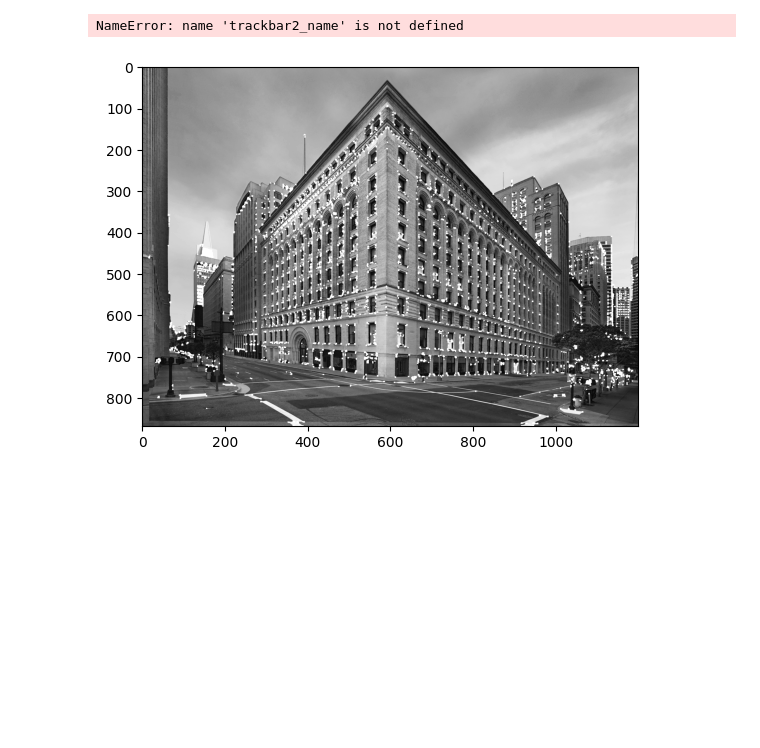
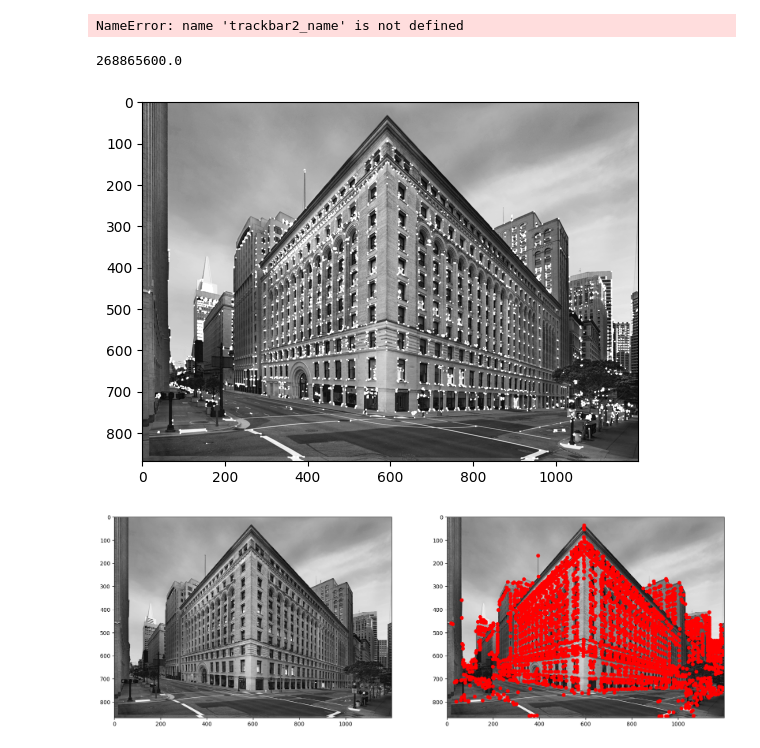
Before and after one commit to RPX2001/Computer-Vision-Codes, a Jupyter notebook: Edge_detection1.ipynb, the cells around one changed output. Cells and saved outputs as stored; diff of their text form; code cells hidden in the pictures; blank space fills up the shorter version.

Commit message:
harris corners without function

```diff
--- a/Edge_detection1.ipynb
+++ b/Edge_detection1.ipynb
@@ -135,18 +135,71 @@ import matplotlib.pyplot as plt
 
 img = cv.imread('images/building.jpg',0)
 img = np.float32(img)
+# convert to float32 beacusse Harris corner detector requires float32 beacuse it uses derivatives
 
 # Harris corner detector
-dst = cv.cornerHarris(img,2,3,0.04)
+dst = cv.cornerHarris(img,2,3,0.04) # 2 is the size of the neighbourhood, 3 is the size of the Sobel kernel
 
 # dilate the corner points
 dst = cv.dilate(dst,None)
+# None is the kernel used for dilation. dilation means that the white points will be expanded
+
+print(dst.max())
 
 # threshold
-img[dst>0.01*dst.max()] = 255
+img[dst>0.01*dst.max()] = 255 # 0.01 is the threshold because dst is normalized between 0 and 1
 
 # plot
 plt.imshow(img, cmap='gray')
 plt.show()
 # %% [output]
+268865600.0
 [figure]
+# %%
+# hariis corner detector with custom
+
+import cv2 as cv
+import numpy as np
+import matplotlib.pyplot as plt
+from skimage.feature import peak_local_max
+
+i = cv.imread('images/building.jpg',0)
+i = np.float32(i)
+
+# sobel filter
+sobel_h = np.array([[-1,0,1],[-2,0,2],[-1,0,1]], dtype=np.float32)
+sobel_v = np.array([[-1,-2,-1],[0,0,0],[1,2,1]], dtype=np.float32)
+
+# compute the gradient
+Ix = cv.filter2D(i,-1,sobel_h)
+Iy = cv.filter2D(i,-1,sobel_v)
+
+# use gaussian filter to compute the matrix M beacuse the corner is the local maxima
+sigma = 3
+ksize = 7
+m11 = cv.GaussianBlur(Ix**2,(ksize,ksize),sigma)
+m12 = cv.GaussianBlur(Ix*Iy,(ksize,ksize),sigma)
+m22 = cv.GaussianBlur(Iy**2,(ksize,ksize),sigma)
+m21 = m12
+
+# determinant and trace
+det = m11*m22 - m12**2
+trace = m11 + m22  # trace is the sum of the diagonal elements
+alpha = 0.04
+R = det - alpha*trace**2
+
+# threshold
+R[R<1e8] = 0
+coordinates = peak_local_max(R, min_distance=2)
+# find the local maxima beacuse the corner is the local maxima
+
+
+# plot two images in two columns and corners in red color
+
+fig, ax = plt.subplots(1,2, figsize=(20,20))
+ax[0].imshow(i, cmap='gray')
+ax[1].imshow(i, cmap='gray')
+ax[1].plot(coordinates[:,1],coordinates[:,0],'ro') # plot the corners in red color
+plt.show()
+# %% [output]
+[figure, added]
```
